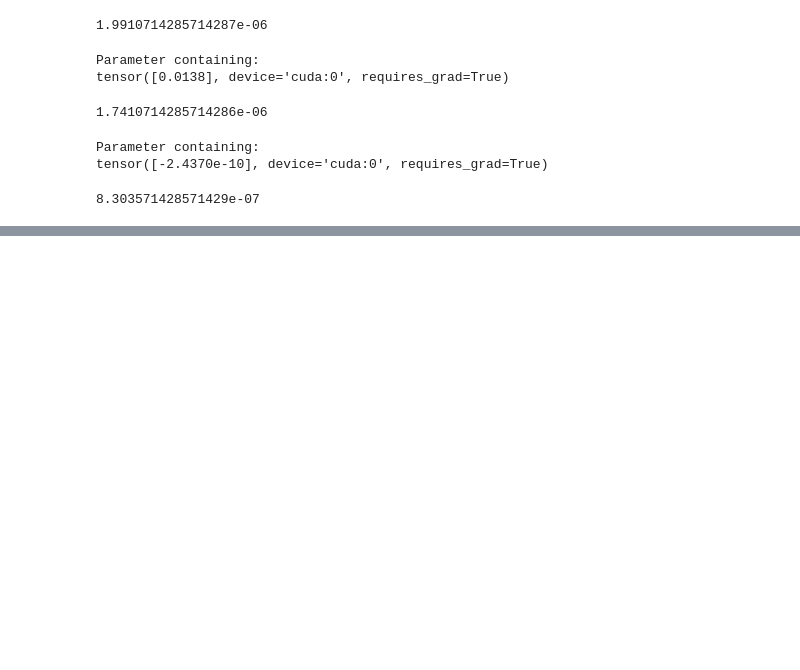
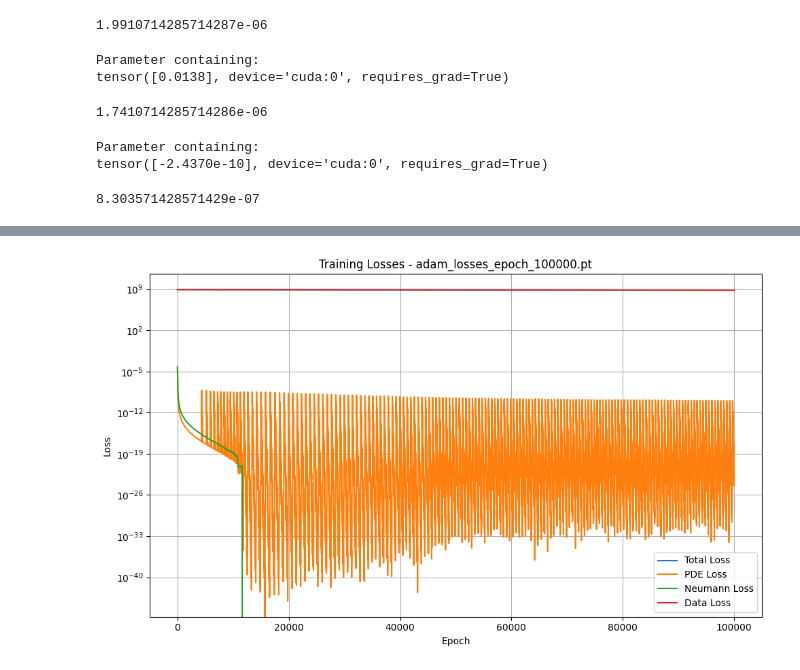
Before and after one commit to konrad-jaworski/Diffusivity_estimation, a Jupyter notebook: diffusivity_estimation.ipynb, the cells around one changed output, grey strips where cells are left out. Cells and saved outputs as stored; diff of their text form; code cells hidden in the pictures; blank space fills up the shorter version.

```diff
--- a/diffusivity_estimation.ipynb
+++ b/diffusivity_estimation.ipynb
@@ -150,48 +150,33 @@ tensor([-2.4370e-10], device='cuda:0', requires_grad=True)
 import os
 import re
 # %%
-# --- Folder with loss logs ---
-log_dir = "logs"
+# --- Configure paths ---
+log_dir = "logs"   # path to your logs folder
+log_file = "adam_losses_epoch_100000.pt"  # choose one file to plot
 
-# --- Collect and sort all loss log files ---
-loss_files = sorted(
-    [f for f in os.listdir(log_dir) if "losses_epoch_" in f and f.endswith(".pt")],
-    key=lambda x: int(re.search(r'epoch_(\d+)', x).group(1))
-)
+# --- Load the log data ---
+log_path = os.path.join(log_dir, log_file)
+data = torch.load(log_path, map_location='cpu')
 
-if not loss_files:
-    raise FileNotFoundError(f"No *_losses_epoch_*.pt files found in {log_dir}")
+# --- Extract the losses ---
+epochs = data['epochs']
+pde_losses = data['pde_losses']
+neumann_losses = data['neumann_losses']
+data_losses = data['data_losses']
+total_losses = data['total_losses']
 
-print(f"Found {len(loss_files)} log files:")
-for f in loss_files:
-    print("  ", f)
-
-# --- Prepare figure with 4 subplots ---
-fig, axes = plt.subplots(2, 2, figsize=(12, 8))
-axes = axes.flatten()
-
-# --- Define which losses to plot ---
-loss_types = ["total_losses", "pde_losses", "neumann_losses", "data_losses"]
-titles = ["Total Loss", "PDE Loss", "Neumann Loss", "Data Loss"]
-
-# --- Plot each loss type on its subplot ---
-for ax, loss_type, title in zip(axes, loss_types, titles):
-    for f in loss_files:
-        path = os.path.join(log_dir, f)
-        data = torch.load(path, map_location='cpu')
-        epochs = data['epochs']
-        losses = data[loss_type]
-        ax.plot(epochs, losses, label=f.replace('.pt',''))
-
-    ax.set_xlabel("Epoch")
-    ax.set_ylabel(title)
-    ax.set_title(title)
-    ax.set_yscale('log')  # log scale helps when losses vary a lot
-    ax.grid(True)
-    ax.legend(fontsize=8)
-
-# --- Adjust layout and show ---
-plt.suptitle("Loss Curves Across All Runs", fontsize=14, fontweight='bold')
-plt.tight_layout(rect=[0, 0, 1, 0.96])
+# --- Plot ---
+plt.figure(figsize=(10,6))
+plt.plot(epochs, total_losses, label='Total Loss')
+plt.plot(epochs, pde_losses, label='PDE Loss')
+plt.plot(epochs, neumann_losses, label='Neumann Loss')
+plt.plot(epochs, data_losses, label='Data Loss')
+plt.xlabel("Epoch")
+plt.ylabel("Loss")
+plt.title(f"Training Losses - {log_file}")
+plt.yscale('log')  # optional: useful if losses span wide range
+plt.grid(True)
+plt.legend()
+plt.tight_layout()
 plt.show()
 # %% [output]
@@ -214,0 +183 @@ Found 100 log files:
+[figure, added]
```
Also changed, not shown: parts of 1 cell of this notebook, 1 other file.
